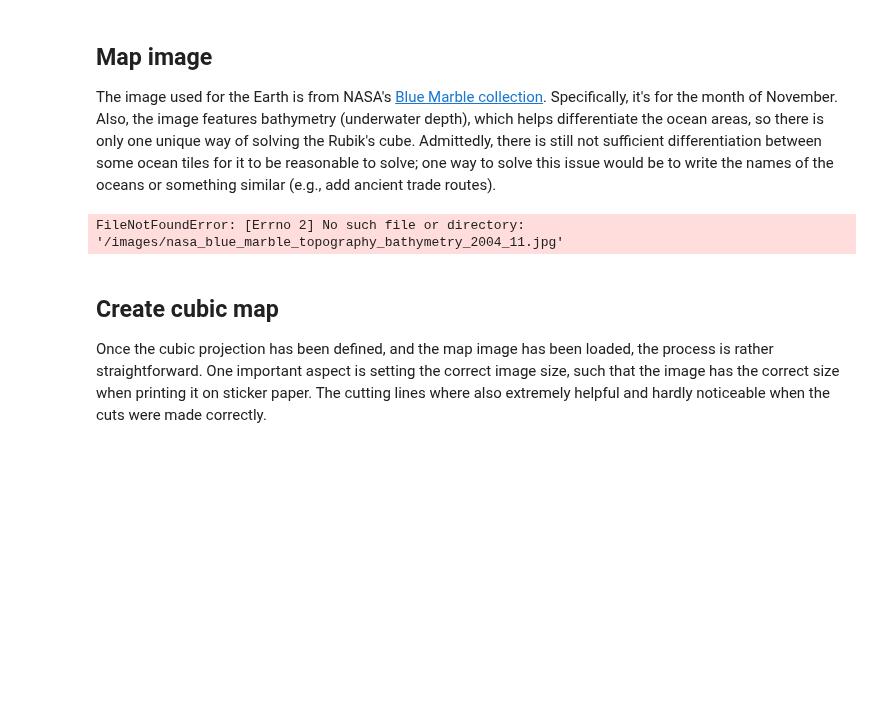
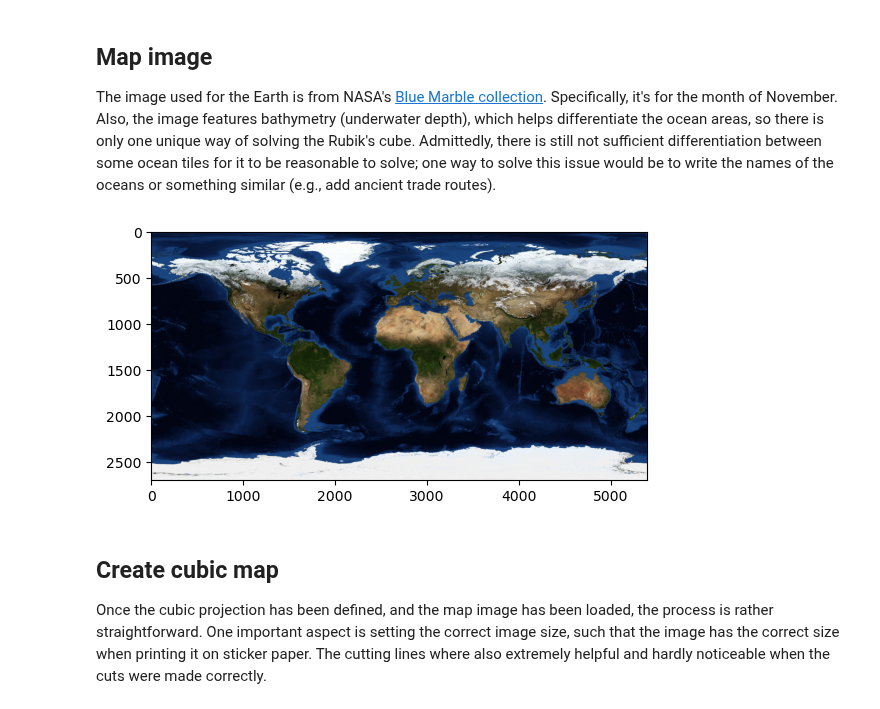
Before and after one commit to AdamRJensen/adamrjensen.github.io, a Jupyter notebook: posts/earth_as_rubiks_cube.ipynb, the cells around one changed output. Drawn from its saved outputs; the diff is of its cells as text; code cells hidden in the pictures; blank space fills up the shorter version.

```diff
--- a/posts/earth_as_rubiks_cube.ipynb
+++ b/posts/earth_as_rubiks_cube.ipynb
@@ -85,17 +85,17 @@ The image used for the Earth is from NASA's [Blue Marble collection](https://vis
 # %%
 import matplotlib.pyplot as plt
 import numpy as np
 import PIL
 import urllib
 
-# Set image extent
+# Set image extent in degrees
 img_extent = (-180, 180, -90, 90)
 
 # Load image
-img = plt.imread('/images/nasa_blue_marble_topography_bathymetry_2004_11.jpg')
-img
+img = plt.imread('images/nasa_blue_marble_topography_bathymetry_2004_11.jpg')
+plt.imshow(img);
 # %% [output]
-FileNotFoundError: [Errno 2] No such file or directory: '/images/nasa_blue_marble_topography_bathymetry_2004_11.jpg'
+[figure, added]
 # %% [markdown]
 ## Create cubic map
 Once the cubic projection has been defined, and the map image has been loaded, the process is rather straightforward. One important aspect is setting the correct image size, such that the image has the correct size when printing it on sticker paper. The cutting lines where also extremely helpful and hardly noticeable when the cuts were made correctly.
```
Also changed, not shown: parts of 1 cell of this notebook.
